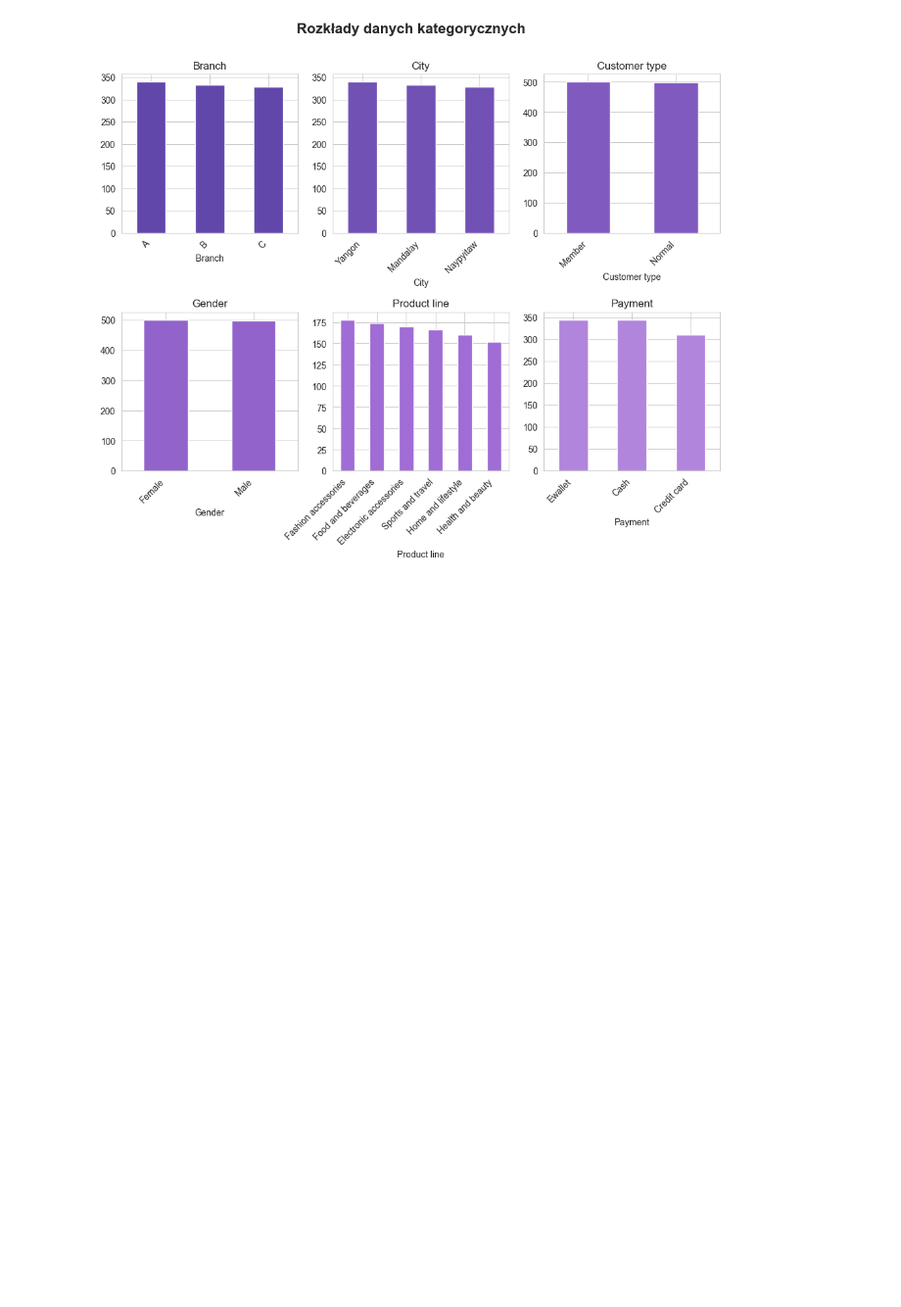
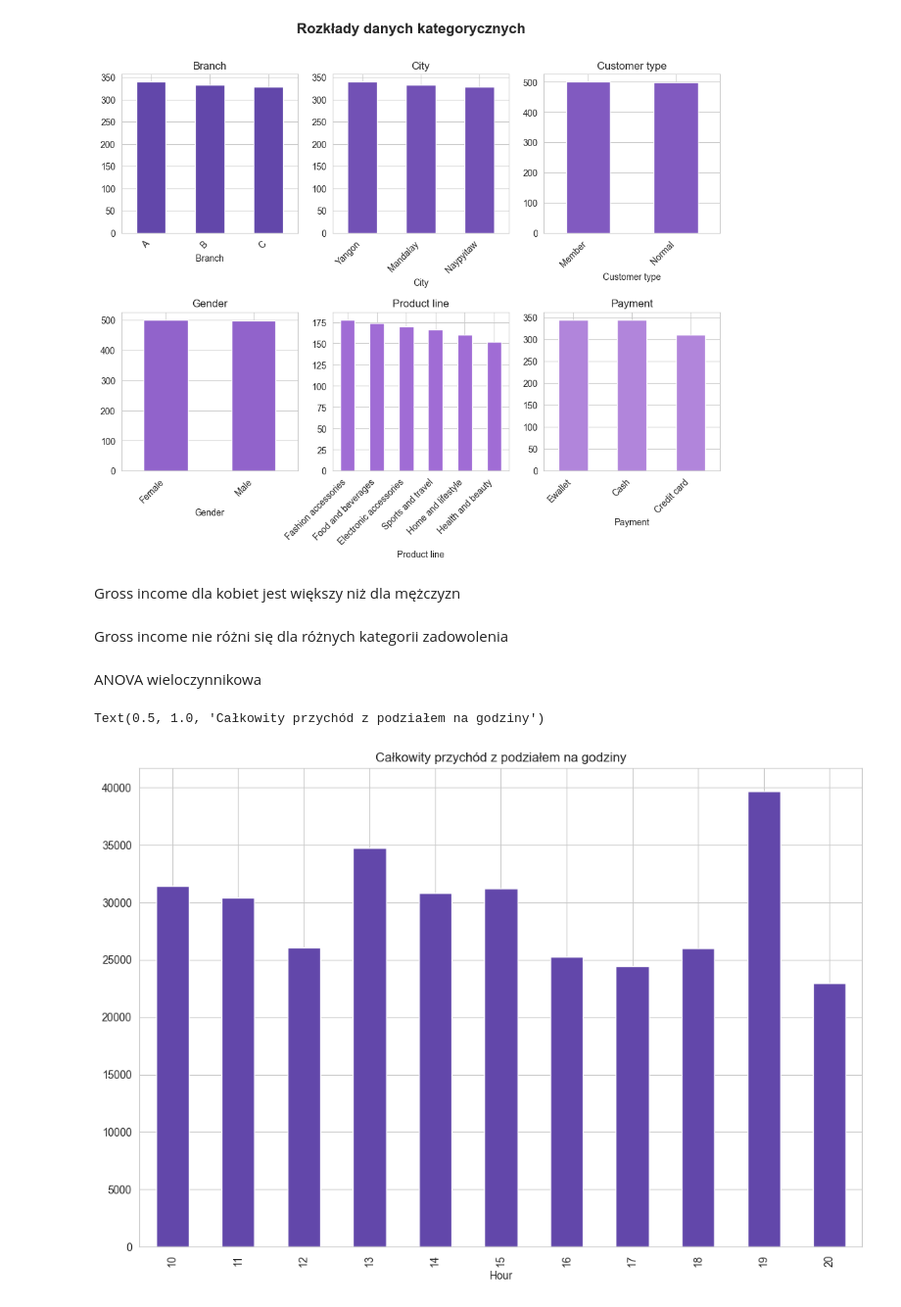
Before and after one commit to rstudion-t/biedronka-analysis, a Jupyter notebook: rstudion-t/notebooks/analysis.ipynb, the cells around one changed output. Shown at 98% size. Saved outputs shown, nothing was run; the diff lists cells and outputs as text; code cells hidden in the pictures; blank space fills up the shorter version.

```diff
--- a/notebooks/analysis.ipynb
+++ b/rstudion-t/notebooks/analysis.ipynb
@@ -200,3 +198,18 @@ for i, feature in enumerate(
         label.set_ha('right')
 # %% [output]
 [figure]
+# %% [markdown]
+Gross income dla kobiet jest większy niż dla mężczyzn
+# %% [markdown]
+Gross income nie różni się dla różnych kategorii zadowolenia
+# %% [markdown]
+ANOVA wieloczynnikowa
+# %%
+# Całkowity przychód z podziałem na godziny - wykres
+
+df['Hour'] = df['Datetime'].dt.hour
+
+df.groupby('Hour')['Total'].sum().plot(kind='bar', figsize=(12, 8), color=get_color(0)).set_title("Całkowity przychód z podziałem na godziny")
+# %% [output]
+Text(0.5, 1.0, 'Całkowity przychód z podziałem na godziny')
+[figure, added]
```
Also changed, not shown: parts of 5 cells of this notebook, 9 other files.
